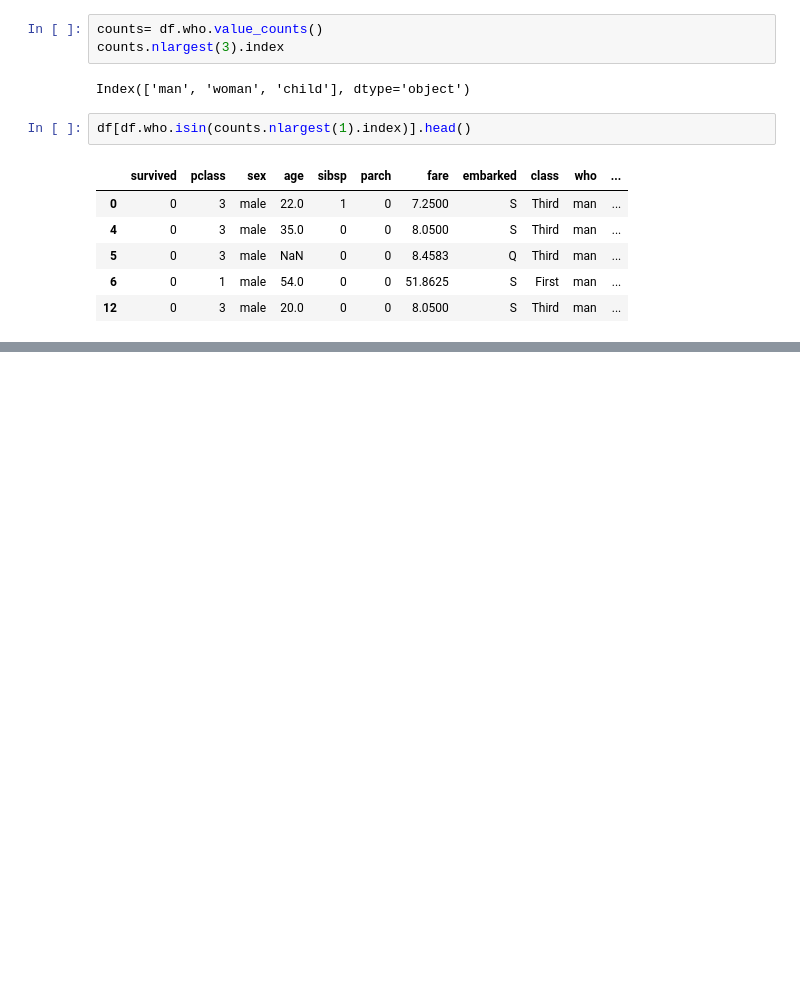
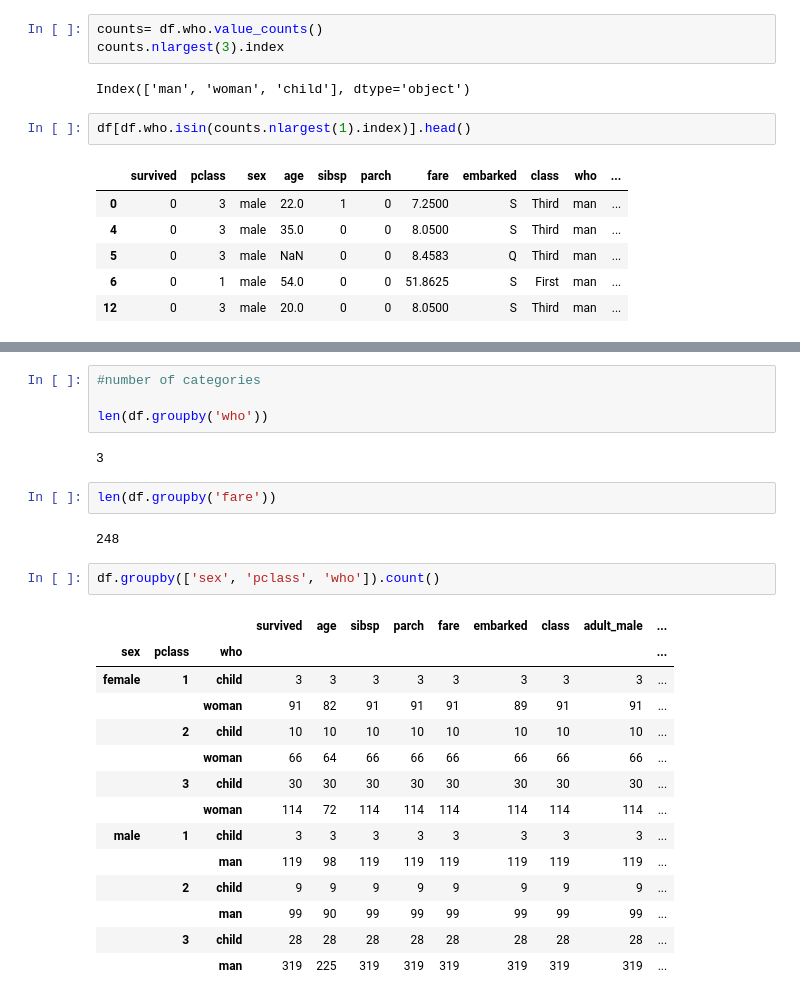
Before and after one commit to saad0023/assignments-pyhton-2.0, a Jupyter notebook: pandas_tip_and_tricks.ipynb, the cells around one changed output, grey strips where cells are left out. Drawn from its saved outputs; the diff is of its cells as text; blank space fills up the shorter version.

```diff
--- a/pandas_tip_and_tricks.ipynb
+++ b/pandas_tip_and_tricks.ipynb
@@ -790,0 +905,27 @@ df[df.who.isin(counts.nlargest(1).index)].head()
+# %%
+#number of categories
+
+len(df.groupby('who'))
+# %% [output]
+3
+# %%
+len(df.groupby('fare'))
+# %% [output]
+248
+# %%
+df.groupby(['sex', 'pclass', 'who']).count()
+# %% [output]
+|  |  |  | survived | age | sibsp | parch | fare | embarked | class | adult_male | ... |
+| sex | pclass | who |  |  |  |  |  |  |  |  | ... |
+| female | 1 | child | 3 | 3 | 3 | 3 | 3 | 3 | 3 | 3 | ... |
+|  |  | woman | 91 | 82 | 91 | 91 | 91 | 89 | 91 | 91 | ... |
+|  | 2 | child | 10 | 10 | 10 | 10 | 10 | 10 | 10 | 10 | ... |
+|  |  | woman | 66 | 64 | 66 | 66 | 66 | 66 | 66 | 66 | ... |
+|  | 3 | child | 30 | 30 | 30 | 30 | 30 | 30 | 30 | 30 | ... |
+|  |  | woman | 114 | 72 | 114 | 114 | 114 | 114 | 114 | 114 | ... |
+| male | 1 | child | 3 | 3 | 3 | 3 | 3 | 3 | 3 | 3 | ... |
+|  |  | man | 119 | 98 | 119 | 119 | 119 | 119 | 119 | 119 | ... |
+|  | 2 | child | 9 | 9 | 9 | 9 | 9 | 9 | 9 | 9 | ... |
+|  |  | man | 99 | 90 | 99 | 99 | 99 | 99 | 99 | 99 | ... |
+|  | 3 | child | 28 | 28 | 28 | 28 | 28 | 28 | 28 | 28 | ... |
+|  |  | man | 319 | 225 | 319 | 319 | 319 | 319 | 319 | 319 | ... |
```
Also changed, not shown: parts of 57 cells of this notebook, 1 other file.
